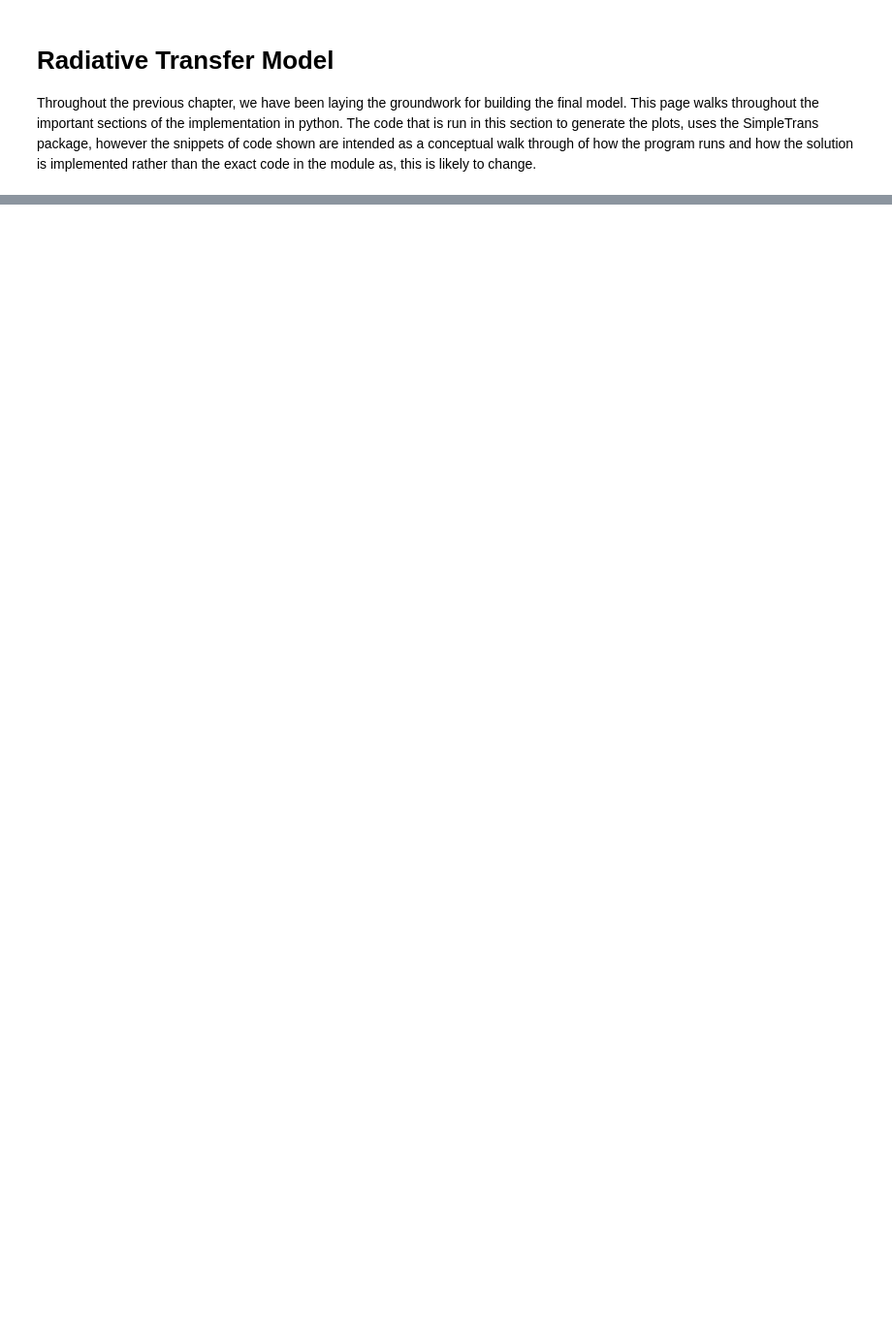
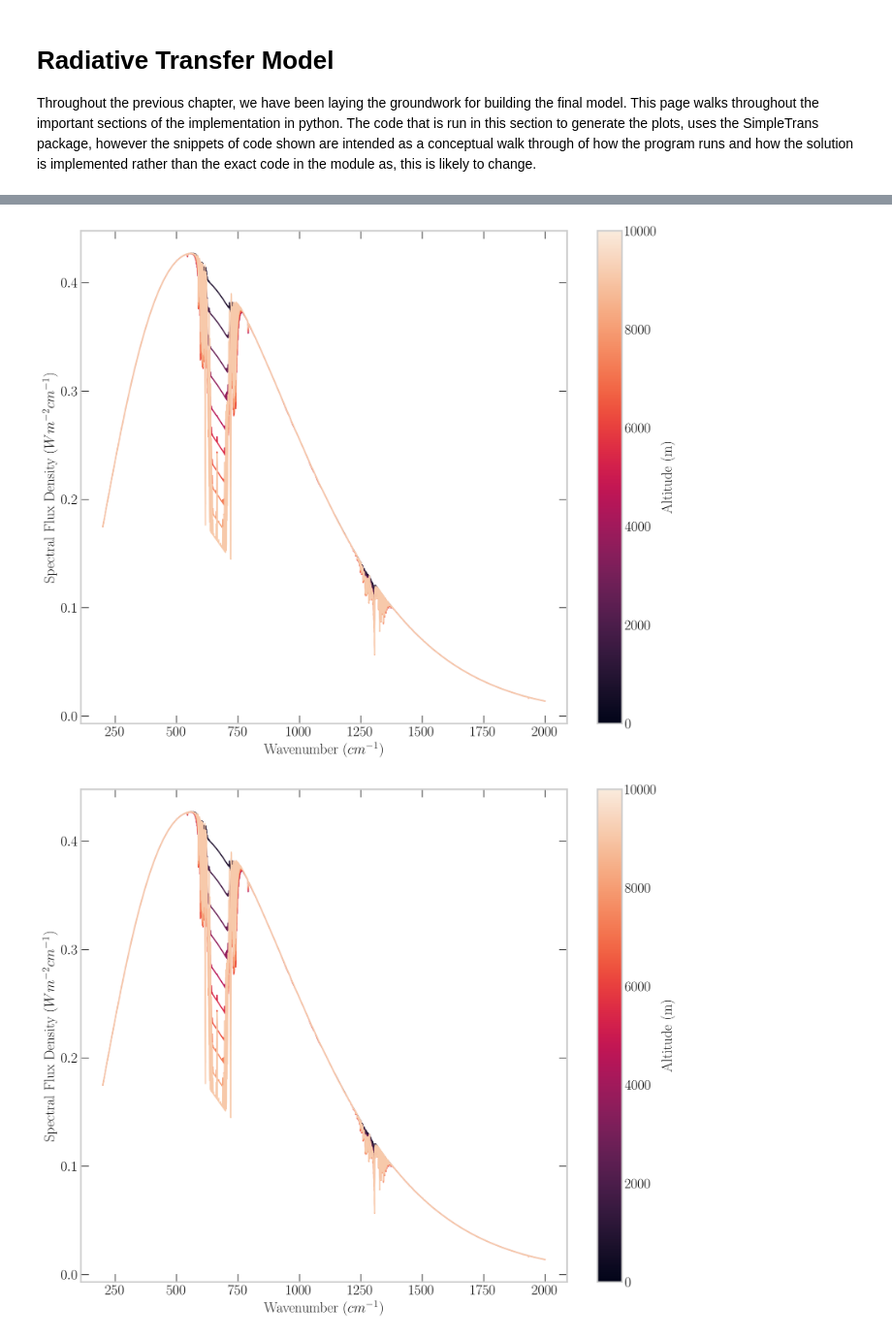
Before and after one commit to seancraven/CDS_book, a Jupyter notebook: _sources/Chapter_2/atmosphere_model.ipynb, the cells around one changed output, grey strips where cells are left out. Shown at 97% size. Saved outputs shown, nothing was run; the diff lists cells and outputs as text; code cells hidden in the pictures; blank space fills up the shorter version.

```diff
--- a/_sources/Chapter_2/atmosphere_model.ipynb
+++ b/_sources/Chapter_2/atmosphere_model.ipynb
@@ -96,0 +101,20 @@ cb_2.set_label("Altitude (m)")
+# %%
+# Using SimpleTrans on a smaller wavenumber range.
+atm_grid = AtmosphereGrid((0,10000), (200, 2000), "CO2", "N2O", "CH4")
+atm_flux = atm_grid.flux_up()
+# Plotting
+fig, ax = plt.subplots( figsize=(12,10))
+sm = plt.cm.ScalarMappable(
+    cmap="rocket", norm=plt.Normalize(vmin=0, vmax=10000)
+)
+ax.set_prop_cycle(color=sns.color_palette("rocket", 10))
+ax.plot(atm_grid.wave_no_bins, atm_flux)
+ax.set_xlabel("Wavenumber $(cm^{-1})$")
+ax.set_ylabel("Spectral Flux Density $(Wm^{-2} cm^{-1})$")
+
+cb_2 = fig.colorbar(sm, ax=ax)
+cb_1.set_label("Altitude (m)")
+cb_2.set_label("Altitude (m)")
+# %% [output]
+[figure, added]
+[figure, added]
```
Also changed, not shown: parts of 5 cells of this notebook, 27 other files.
